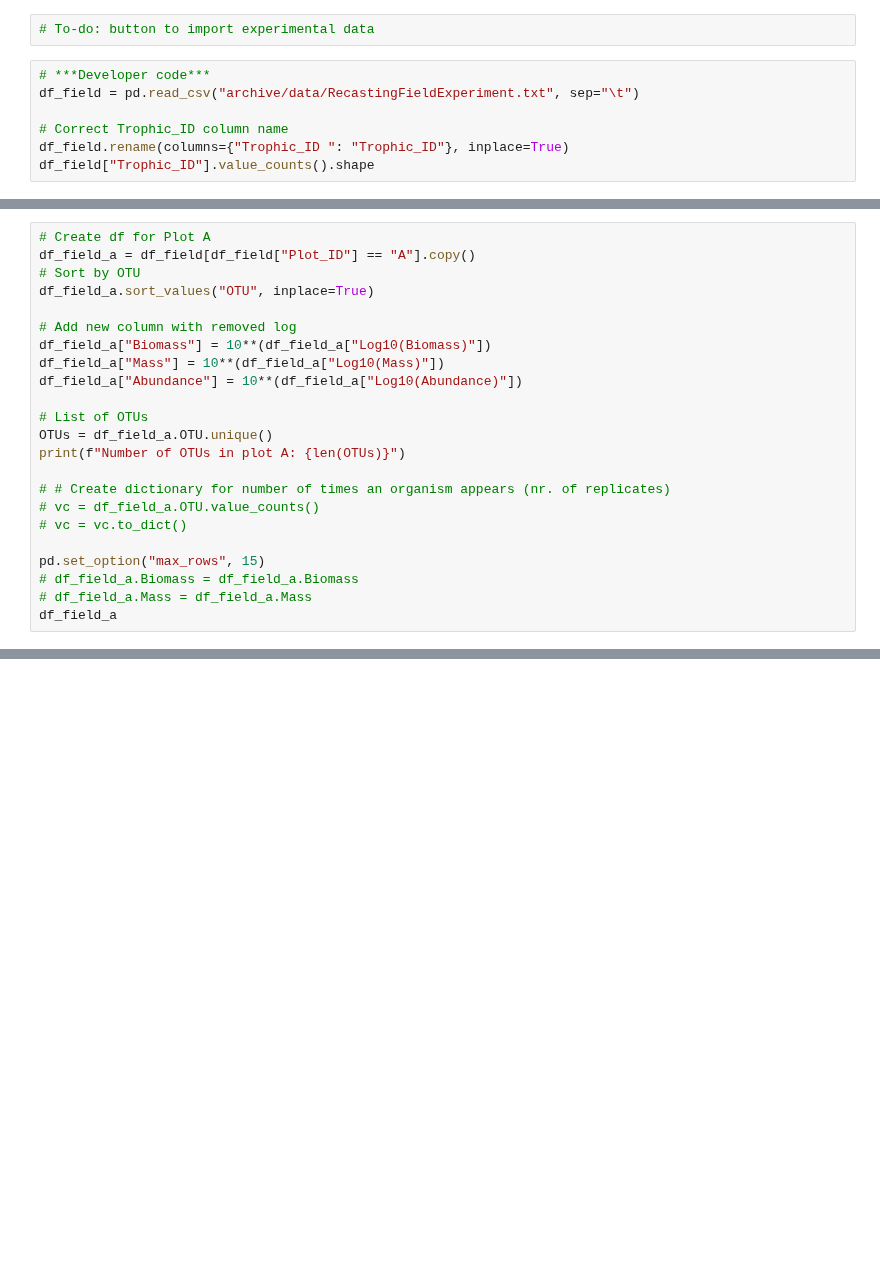
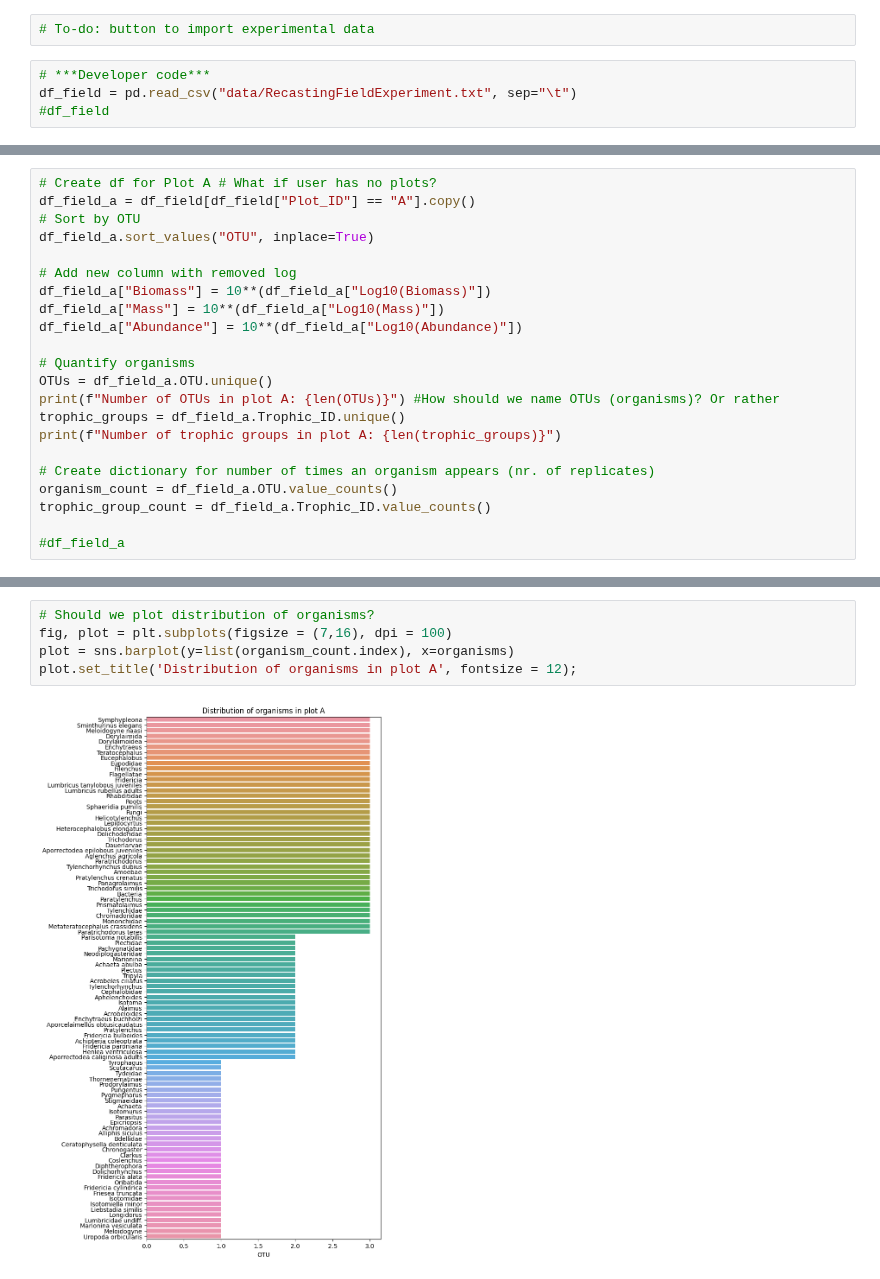
Before and after one commit to MartinMarzi/BEFANA, a Jupyter notebook: befana.ipynb, the cells around one changed output, grey strips where cells are left out. Cells and saved outputs as stored; diff of their text form; blank space fills up the shorter version.

Commit message:
Completed modeling with experimental data section

```diff
--- a/befana.ipynb
+++ b/befana.ipynb
@@ -344,8 +330,5 @@ Connectance: 0.16319444444444445
 # To-do: button to import experimental data
 # %%
 # ***Developer code***
-df_field = pd.read_csv("archive/data/RecastingFieldExperiment.txt", sep="\t")
-
-# Correct Trophic_ID column name
-df_field.rename(columns={"Trophic_ID ": "Trophic_ID"}, inplace=True)
-df_field["Trophic_ID"].value_counts().shape
+df_field = pd.read_csv("data/RecastingFieldExperiment.txt", sep="\t")
+#df_field
@@ -354,5 +339,5 @@ df_field["Trophic_ID"].value_counts().shape
 # %%
-# Create df for Plot A
+# Create df for Plot A # What if user has no plots?
 df_field_a = df_field[df_field["Plot_ID"] == "A"].copy()
 # Sort by OTU
 df_field_a.sort_values("OTU", inplace=True)
@@ -362,17 +347,16 @@ df_field_a["Biomass"] = 10**(df_field_a["Log10(Biomass)"])
 df_field_a["Mass"] = 10**(df_field_a["Log10(Mass)"])
 df_field_a["Abundance"] = 10**(df_field_a["Log10(Abundance)"])
 
-# List of OTUs
+# Quantify organisms
 OTUs = df_field_a.OTU.unique()
-print(f"Number of OTUs in plot A: {len(OTUs)}")
+print(f"Number of OTUs in plot A: {len(OTUs)}") #How should we name OTUs (organisms)? Or rather
+trophic_groups = df_field_a.Trophic_ID.unique()
+print(f"Number of trophic groups in plot A: {len(trophic_groups)}")
 
-# # Create dictionary for number of times an organism appears (nr. of replicates)
-# vc = df_field_a.OTU.value_counts()
-# vc = vc.to_dict()
+# Create dictionary for number of times an organism appears (nr. of replicates)
+organism_count = df_field_a.OTU.value_counts()
+trophic_group_count = df_field_a.Trophic_ID.value_counts()
 
-pd.set_option("max_rows", 15)
-# df_field_a.Biomass = df_field_a.Biomass
-# df_field_a.Mass = df_field_a.Mass
-df_field_a
+#df_field_a
 # %% [output]
 Number of OTUs in plot A: 96
@@ -391,0 +364,7 @@ Number of OTUs in plot A: 96
+# %%
+# Should we plot distribution of organisms?
+fig, plot = plt.subplots(figsize = (7,16), dpi = 100)
+plot = sns.barplot(y=list(organism_count.index), x=organisms)
+plot.set_title('Distribution of organisms in plot A', fontsize = 12);
+# %% [output]
+[figure, added]
```
Also changed, not shown: parts of 29 cells of this notebook, 1 other file.
